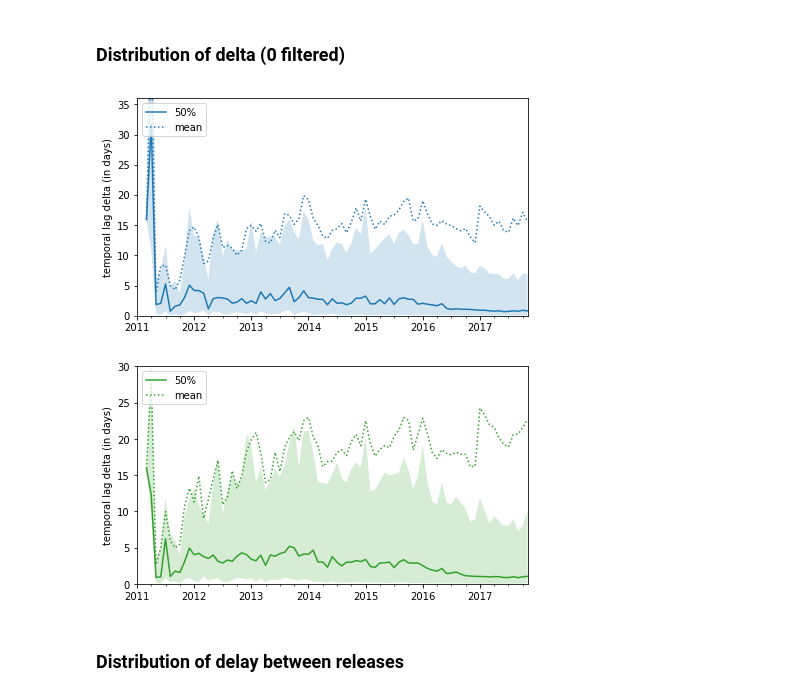
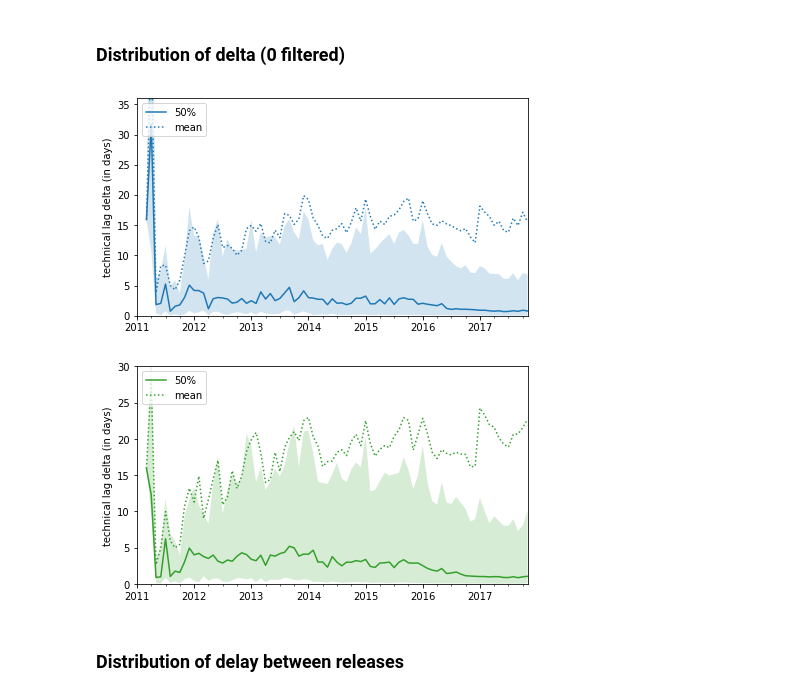
Before and after one commit to AlexandreDecan/secos-lag, a Jupyter notebook: notebooks/Technical lags.ipynb, the cells around one changed output. Cells and saved outputs as stored; diff of their text form; code cells hidden in the pictures.

Commit message:
Use "technical lag" instead of "temporal lag"

```diff
--- a/notebooks/Technical lags.ipynb
+++ b/notebooks/Technical lags.ipynb
@@ -26,6 +26,7 @@ DATE_RANGE = pandas.to_datetime('2011-01-01'), pandas.to_datetime('2017-11-30')
 CENSOR_DATE = pandas.to_datetime('2018-01-01')
 
 matplotlib.rcParams['figure.figsize'] = FIG_SIZE
+matplotlib.rcParams['text.latex.preamble'] = [r'\usepackage{amsmath}']
 
 #savefig = lambda x, y: None # use _savefig to export figures
 savefig = _savefig
@@ -639,33 +639,33 @@ savefig(ax.figure, 'temporal_prop_rel_available_missed')
 # %%
 fig, ax = matplotlib.pyplot.subplots()
 
 df_tmp = (
     df_lags
     [lambda d: ~d['Censored']]
     .assign(delta=lambda d: (d['TemporalLagAtNextTime'] - d['TemporalLagAtTime']) / pandas.np.timedelta64(1, 'D'))
     [lambda d: d['delta'] > 0]
     .groupby(pandas.Grouper(key='NextTime', freq='1M'))
     ['delta']
     .describe()
     [['mean', '25%', '50%', '75%']]
 )
 
 df_tmp['50%'].plot(color=PAL_DEP, ax=ax)
 df_tmp['mean'].plot(color=PAL_DEP, style=':', ax=ax)
 ax.fill_between(df_tmp.index, df_tmp['25%'], df_tmp['75%'], facecolor=PAL_DEP[0], alpha=0.2)
 
 ax.set(
     xlabel='',
-    ylabel='temporal lag delta (in days)',
+    ylabel='technical lag delta (in days)',
     xlim=DATE_RANGE,
     ylim=(0, 36)
 )
 ax.legend(loc='upper left')
 
 savefig(fig, 'temporal_distr_delta_lag_dependencies')
 # NOTE: Only packages being updated in given month are considered for that month.
 # %% [output]
-[figure, old version]
+[figure, new version]
 # %%
 fig, ax = matplotlib.pyplot.subplots()
 
@@ -686,7 +686,7 @@ ax.fill_between(df_tmp.index, df_tmp['25%'], df_tmp['75%'], facecolor=PAL_REL[0]
 
 ax.set(
     xlabel='',
-    ylabel='temporal lag delta (in days)',
+    ylabel='technical lag delta (in days)',
     xlim=DATE_RANGE,
     ylim=(0, 30)
 )
@@ -695,7 +695,7 @@ ax.legend(loc='upper left')
 savefig(fig, 'temporal_distr_delta_lag_releases')
 # NOTE: Only packages being updated in given month are considered for that month.
 # %% [output]
-[figure, old version]
+[figure, new version]
 # %% [markdown]
 ### Distribution of delay between releases
 # %%
```
Also changed, not shown: parts of 10 cells of this notebook.
